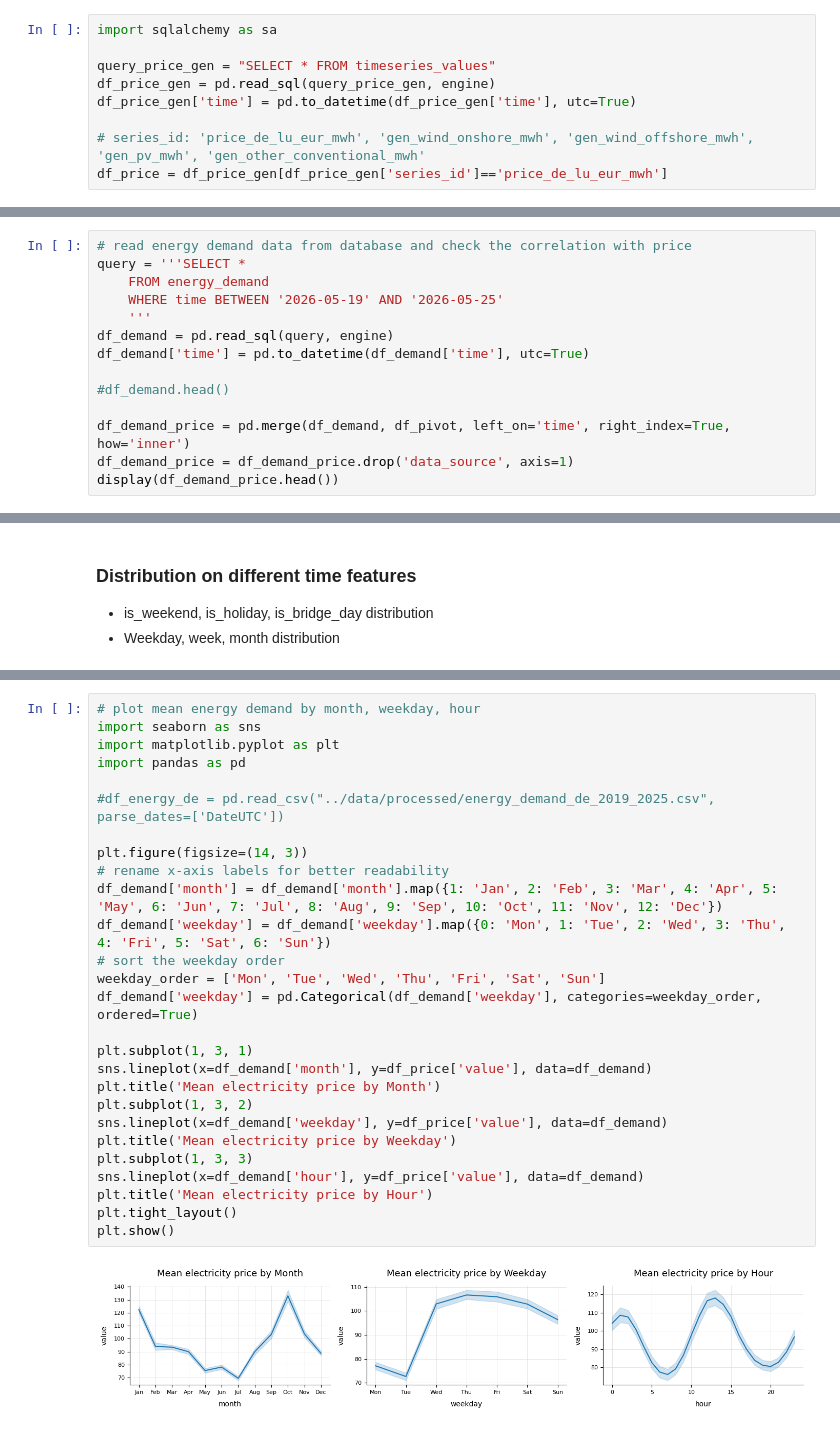
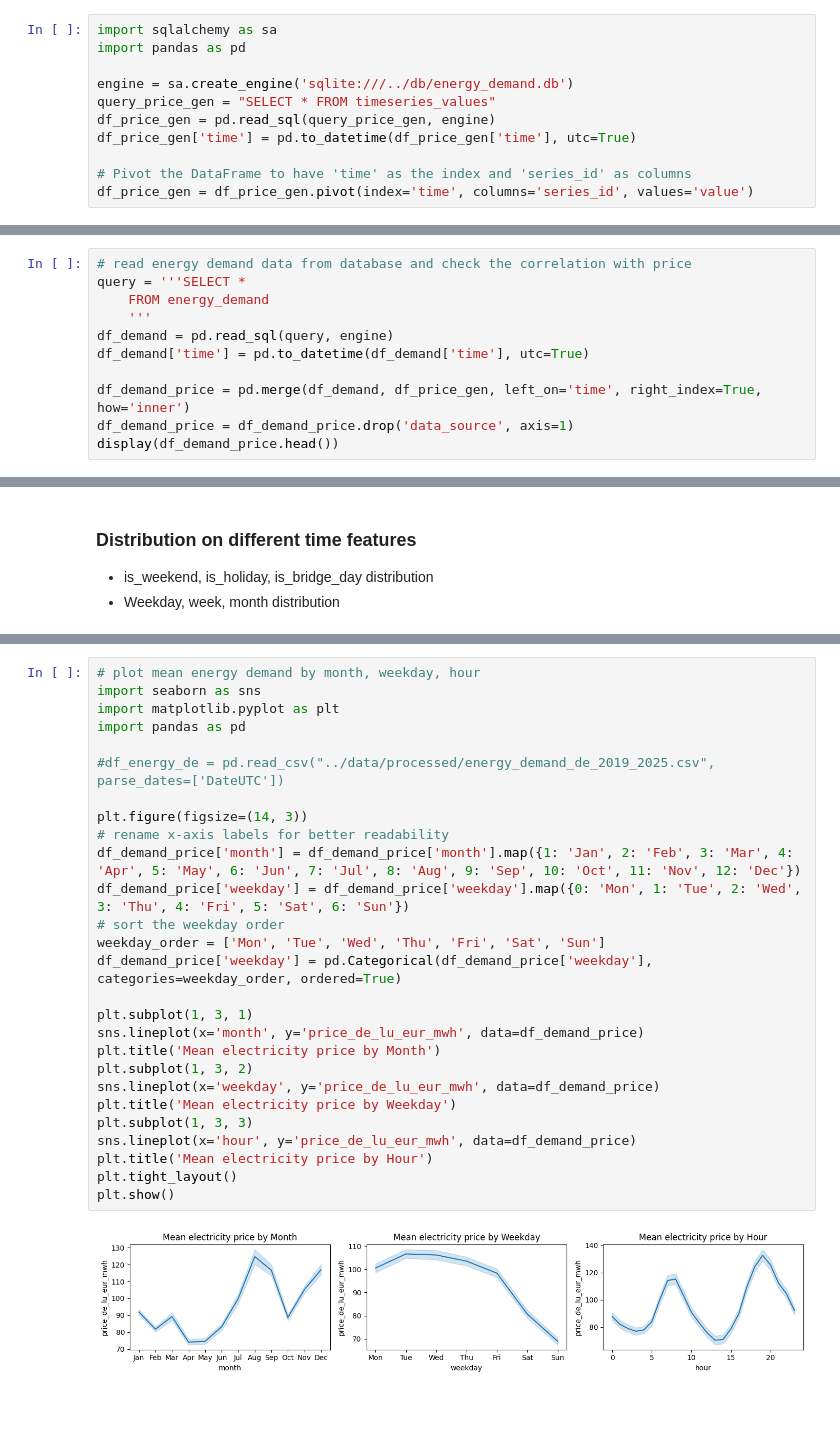
Before and after one commit to SW-oasen/electricity_price_forecast, a Jupyter notebook: notebook/01_eda_price.ipynb, the cells around one changed output, grey strips where cells are left out. Drawn from its saved outputs; the diff is of its cells as text.

```diff
--- a/notebook/01_eda_price.ipynb
+++ b/notebook/01_eda_price.ipynb
@@ -118,10 +123,12 @@ Columns in weather:
 # %%
 import sqlalchemy as sa
+import pandas as pd
 
+engine = sa.create_engine('sqlite:///../db/energy_demand.db')
 query_price_gen = "SELECT * FROM timeseries_values"
 df_price_gen = pd.read_sql(query_price_gen, engine)
 df_price_gen['time'] = pd.to_datetime(df_price_gen['time'], utc=True)
 
-# series_id: 'price_de_lu_eur_mwh', 'gen_wind_onshore_mwh', 'gen_wind_offshore_mwh',  'gen_pv_mwh', 'gen_other_conventional_mwh'
-df_price = df_price_gen[df_price_gen['series_id']=='price_de_lu_eur_mwh']
+# Pivot the DataFrame to have 'time' as the index and 'series_id' as columns
+df_price_gen = df_price_gen.pivot(index='time', columns='series_id', values='value')
 # %%
@@ -390,3 +404,14 @@ print(f"RANSAC-Ausreißer: {outlier_mask_ransac.sum()} / {len(X)} (ohne Regel-Au
 Regelbasierte Ausreißer: 5 / 64910
 RANSAC-Inlier: 64863 / 64905 (ohne Regel-Ausreißer)
 RANSAC-Ausreißer: 42 / 64905 (ohne Regel-Ausreißer)
+# %%
+# read energy demand data from database and check the correlation with price
+query = '''SELECT *
+    FROM energy_demand
+    '''
+df_demand = pd.read_sql(query, engine)
+df_demand['time'] = pd.to_datetime(df_demand['time'], utc=True)
+
+df_demand_price = pd.merge(df_demand, df_price_gen, left_on='time', right_index=True, how='inner')
+df_demand_price = df_demand_price.drop('data_source', axis=1)
+display(df_demand_price.head())
@@ -461,14 +653,0 @@ plt.show();
-# %%
-# read energy demand data from database and check the correlation with price
-query = '''SELECT *
-    FROM energy_demand
-    WHERE time BETWEEN '2026-05-19' AND '2026-05-25'
-    '''
-df_demand = pd.read_sql(query, engine)
-df_demand['time'] = pd.to_datetime(df_demand['time'], utc=True)
-
-#df_demand.head()
-
-df_demand_price = pd.merge(df_demand, df_pivot, left_on='time', right_index=True, how='inner')
-df_demand_price = df_demand_price.drop('data_source', axis=1)
-display(df_demand_price.head())
@@ -568,29 +727,29 @@ plt.show()
 # %%
 # plot mean energy demand by month, weekday, hour
 import seaborn as sns
 import matplotlib.pyplot as plt
 import pandas as pd
 
 #df_energy_de = pd.read_csv("../data/processed/energy_demand_de_2019_2025.csv", parse_dates=['DateUTC'])
 
 plt.figure(figsize=(14, 3))
 # rename x-axis labels for better readability
-df_demand['month'] = df_demand['month'].map({1: 'Jan', 2: 'Feb', 3: 'Mar', 4: 'Apr', 5: 'May', 6: 'Jun', 7: 'Jul', 8: 'Aug', 9: 'Sep', 10: 'Oct', 11: 'Nov', 12: 'Dec'})
-df_demand['weekday'] = df_demand['weekday'].map({0: 'Mon', 1: 'Tue', 2: 'Wed', 3: 'Thu', 4: 'Fri', 5: 'Sat', 6: 'Sun'})
+df_demand_price['month'] = df_demand_price['month'].map({1: 'Jan', 2: 'Feb', 3: 'Mar', 4: 'Apr', 5: 'May', 6: 'Jun', 7: 'Jul', 8: 'Aug', 9: 'Sep', 10: 'Oct', 11: 'Nov', 12: 'Dec'})
+df_demand_price['weekday'] = df_demand_price['weekday'].map({0: 'Mon', 1: 'Tue', 2: 'Wed', 3: 'Thu', 4: 'Fri', 5: 'Sat', 6: 'Sun'})
 # sort the weekday order
 weekday_order = ['Mon', 'Tue', 'Wed', 'Thu', 'Fri', 'Sat', 'Sun']
-df_demand['weekday'] = pd.Categorical(df_demand['weekday'], categories=weekday_order, ordered=True)
+df_demand_price['weekday'] = pd.Categorical(df_demand_price['weekday'], categories=weekday_order, ordered=True)
 
 plt.subplot(1, 3, 1)
-sns.lineplot(x=df_demand['month'], y=df_price['value'], data=df_demand)
+sns.lineplot(x='month', y='price_de_lu_eur_mwh', data=df_demand_price)
 plt.title('Mean electricity price by Month')
 plt.subplot(1, 3, 2)
-sns.lineplot(x=df_demand['weekday'], y=df_price['value'], data=df_demand)
+sns.lineplot(x='weekday', y='price_de_lu_eur_mwh', data=df_demand_price)
 plt.title('Mean electricity price by Weekday')
 plt.subplot(1, 3, 3)
-sns.lineplot(x=df_demand['hour'], y=df_price['value'], data=df_demand)
+sns.lineplot(x='hour', y='price_de_lu_eur_mwh', data=df_demand_price)
 plt.title('Mean electricity price by Hour')
 plt.tight_layout()
 plt.show()
 # %% [output]
-[figure, old version]
+[figure, new version]
```
Also changed, not shown: parts of 18 cells of this notebook, 27 other files.
